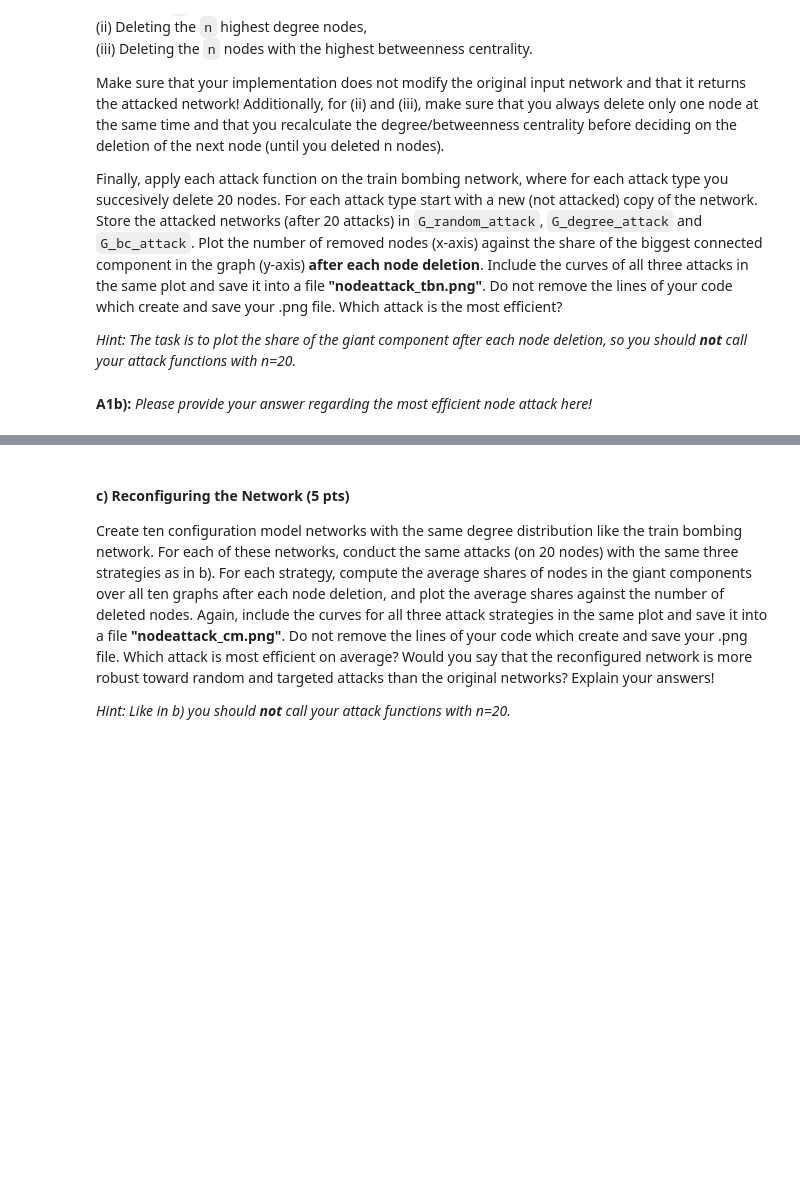
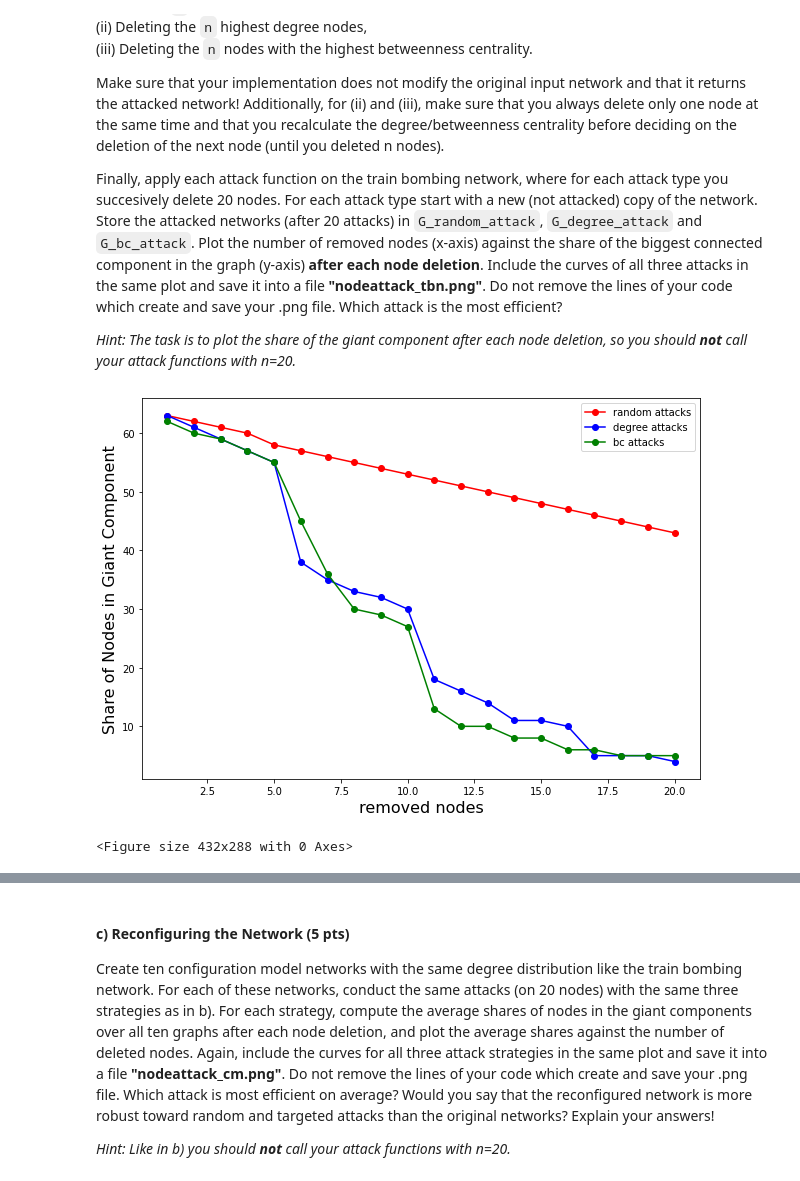
Before and after one commit to sunwen0120/social_network, a Jupyter notebook: homework_2/wen_sun_homeassignment2.ipynb, the cells around one changed output, grey strips where cells are left out. Saved outputs shown, nothing was run; the diff lists cells and outputs as text; code cells hidden in the pictures; blank space fills up the shorter version.

```diff
--- a/homework_2/wen_sun_homeassignment2.ipynb
+++ b/homework_2/wen_sun_homeassignment2.ipynb
@@ -253,2 +221,61 @@ def plotnodeattack(G, attack, n, name):
-# %% [markdown]
-**A1b):** _Please provide your answer regarding the most efficient node attack here!_
+# %%
+G_random_attack = random_attack(G.copy(), 20)
+G_degree_attack =  degree_attack(G.copy(), 20)
+G_bc_attack = bc_attack(G.copy(), 20)
+
+# do 20 random attacks
+count = 0
+H = G.copy()
+Max_CC_R = []
+removed_nodes = 0
+num_removed = []
+while (count < 20):
+    random_attack(H,1)
+    Len_CC_R = [len(c) for c in sorted(nx.connected_components(H), key=len, reverse=True)][0]
+    Max_CC_R.extend([Len_CC_R])
+    count = count + 1
+    removed_nodes = count
+    num_removed.extend([removed_nodes])
+
+# do 20 degree attacks
+count = 0
+D = G.copy()
+Max_CC_D = []
+removed_nodes = 0
+num_removed = []
+while (count < 20):
+    degree_attack(D,1)
+    Len_CC_D = [len(c) for c in sorted(nx.connected_components(D), key=len, reverse=True)][0]
+    Max_CC_D.extend([Len_CC_D])
+    count = count + 1
+    removed_nodes = count
+    num_removed.extend([removed_nodes])
+
+# do 20 bc attacks
+count = 0
+B = G.copy()
+Max_CC_B = []
+removed_nodes = 0
+num_removed = []
+while (count < 20):
+    bc_attack(B,1)
+    Len_CC_B = [len(c) for c in sorted(nx.connected_components(B), key=len, reverse=True)][0]
+    Max_CC_B.extend([Len_CC_B])
+    count = count + 1
+    removed_nodes = count
+    num_removed.extend([removed_nodes])
+
+fig = plt.figure(figsize=(10,7))
+plt.plot(num_removed, Max_CC_R, '-o',color='red',label='random attacks')
+plt.plot(num_removed, Max_CC_D, '-o',color='blue',label='degree attacks')
+plt.plot(num_removed, Max_CC_B, '-o',color='green',label='bc attacks')
+plt.xscale('linear')
+plt.xlabel('removed nodes', fontsize=16)
+plt.ylabel('Share of Nodes in Giant Component', fontsize=16)
+
+plt.legend()
+plt.show()
+plt.savefig("nodeattack_tbn.png")
+# %% [output]
+[figure, added]
+<Figure size 432x288 with 0 Axes>
```
Also changed, not shown: parts of 8 cells of this notebook, 2 other files.
